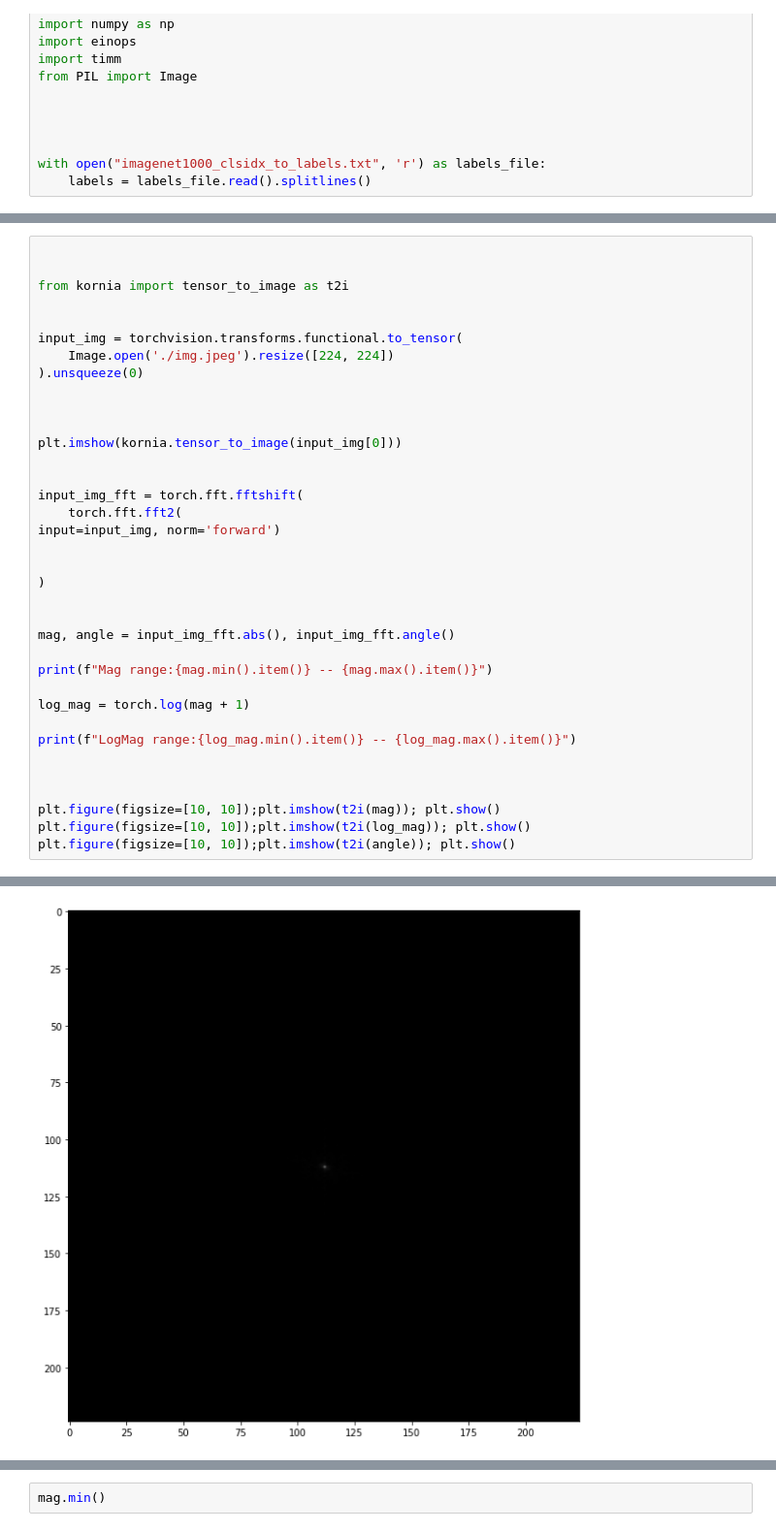
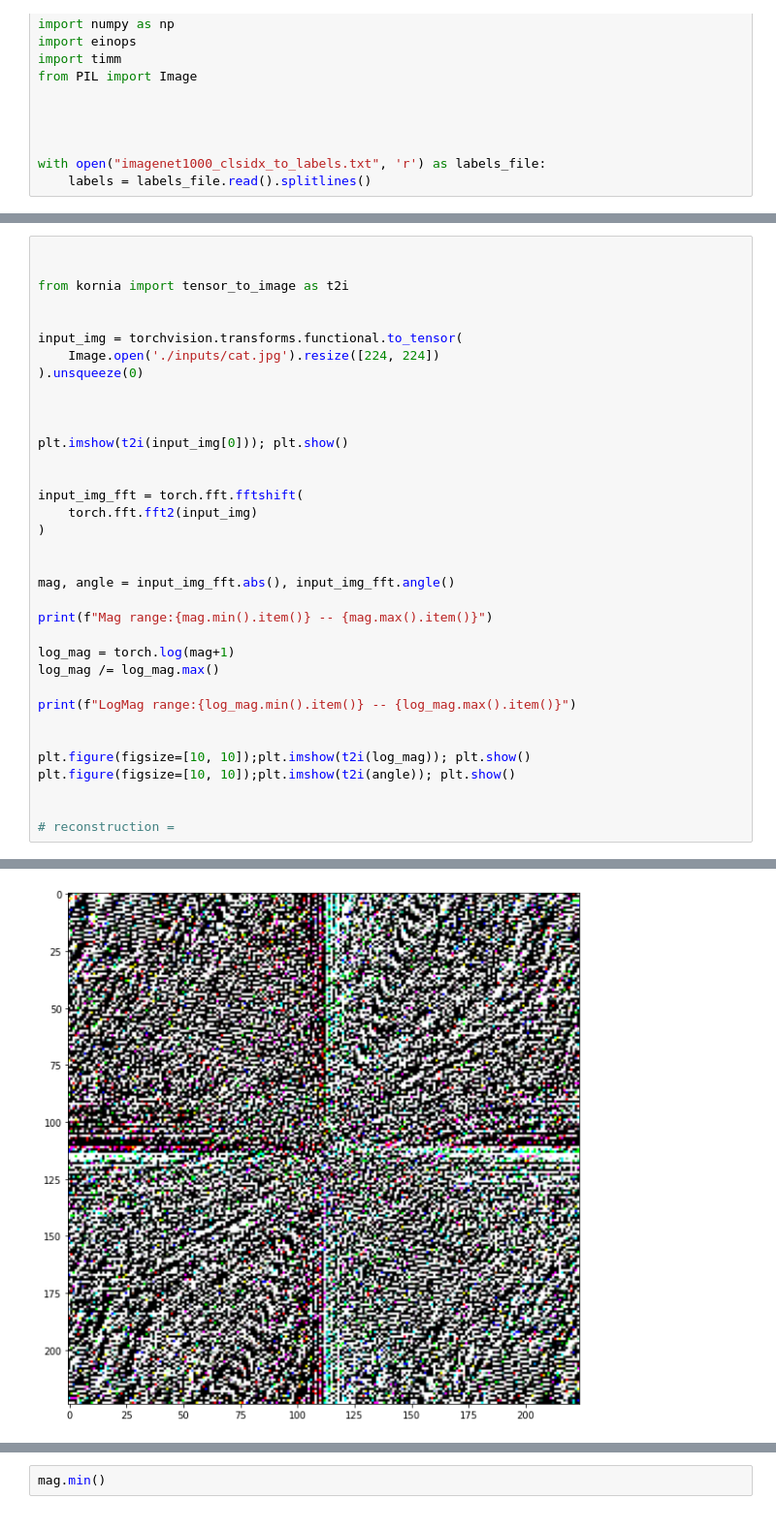
Before and after one commit to ayberkydn/vis, a Jupyter notebook: fft.ipynb, the cells around one changed output, grey strips where cells are left out. Shown at 97% size. Drawn from its saved outputs; the diff is of its cells as text.

```diff
--- a/fft.ipynb
+++ b/fft.ipynb
@@ -20,19 +38,16 @@ from kornia import tensor_to_image as t2i
 
 
 input_img = torchvision.transforms.functional.to_tensor(
-    Image.open('./img.jpeg').resize([224, 224])
+    Image.open('./inputs/cat.jpg').resize([224, 224])
 ).unsqueeze(0)
 
 
 
-plt.imshow(kornia.tensor_to_image(input_img[0]))
+plt.imshow(t2i(input_img[0])); plt.show()
 
 
 input_img_fft = torch.fft.fftshift(
-    torch.fft.fft2(
-input=input_img, norm='forward')
-
-
+    torch.fft.fft2(input_img)
 )
 
 
@@ -40,13 +55,15 @@ mag, angle = input_img_fft.abs(), input_img_fft.angle()
 
 print(f"Mag range:{mag.min().item()} -- {mag.max().item()}")
 
-log_mag = torch.log(mag + 1)
+log_mag = torch.log(mag+1)
+log_mag /= log_mag.max()
 
 print(f"LogMag range:{log_mag.min().item()} -- {log_mag.max().item()}")
 
 
-
-plt.figure(figsize=[10, 10]);plt.imshow(t2i(mag)); plt.show()
 plt.figure(figsize=[10, 10]);plt.imshow(t2i(log_mag)); plt.show()
 plt.figure(figsize=[10, 10]);plt.imshow(t2i(angle)); plt.show()
+
+
+# reconstruction =
 # %% [output]
@@ -57 +75 @@ LogMag range:2.3841855067985307e-07 -- 0.38701754808425903
-[figure, old version]
+[figure, new version]
```
Also changed, not shown: parts of 5 cells of this notebook, 1 other file.
